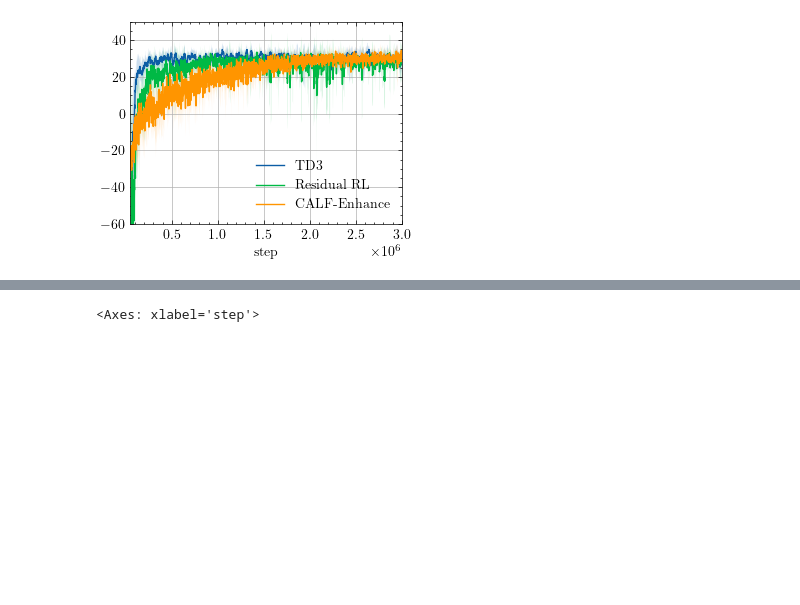
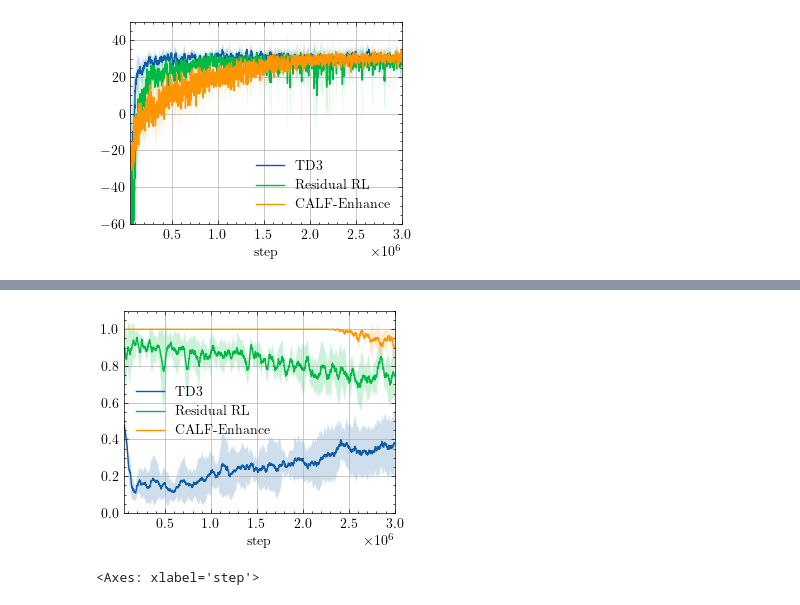
Before and after one commit to aidagroup/calf-enhance, a Jupyter notebook: run/analysis.ipynb, the cells around one changed output, grey strips where cells are left out. Drawn from its saved outputs; the diff is of its cells as text; code cells hidden in the pictures; blank space fills up the shorter version.

Commit message:
Update analysis notebook with new metrics and adjust grid step for rolling statistics

```diff
--- a/run/analysis.ipynb
+++ b/run/analysis.ipynb
@@ -362,7 +362,7 @@ from pathlib import Path
 
 calfq_data = pd.read_csv("expdata/robot_calfq.csv")
 residual_td3_data = pd.read_csv("expdata/robot_residual.csv")
-td3_data = pd.read_csv("expdata/robot_td3_returns.csv")
+td3_data = pd.read_csv("expdata/robot_td3.csv")
 
 episodic_return_calfq = select_metrics(calfq_data, "charts/episodic_return")
 episodic_return_td3 = select_metrics(td3_data, "charts/episodic_return")
@@ -370,6 +370,11 @@ episodic_return_residual_td3 = select_metrics(
     residual_td3_data, "charts/episodic_return"
 )
 
+goal_reaching_calfq = select_metrics(calfq_data, "episode_stats/goal_reached")
+goal_reaching_td3 = select_metrics(td3_data, "episode_stats/goal_reached")
+goal_reaching_residual_td3 = select_metrics(
+    residual_td3_data, "episode_stats/goal_reached"
+)
 
 def rolling_stats(df, rolling_window=100, grid_step=5000):
     # 1) rolling 100 внутри каждого run_id по step
@@ -379,7 +384,7 @@ def rolling_stats(df, rolling_window=100, grid_step=5000):
     )
 
     # 2) ffill на сетку шагов каждые 1000
-    grid = np.arange(df["step"].min(), df["step"].max() + 1, 1000)
+    grid = np.arange(df["step"].min(), df["step"].max() + 1, grid_step)
     grid_df = pd.DataFrame({"step": grid}).sort_values("step")
 
     def ffill_to_grid(run_id, g):
@@ -457,3 +490,56 @@ plt.grid()
+# %%
+import numpy as np
+import pandas as pd
+
+rolling_window = 100
+grid_step = 1000
+
+
+
+mean_by_step, std_by_step = rolling_stats(
+    goal_reaching_td3.copy(), rolling_window, grid_step
+)
+
+mean_by_step.plot(label="TD3")
+plt.fill_between(
+    mean_by_step.index,
+    mean_by_step - std_by_step,
+    mean_by_step + std_by_step,
+    alpha=0.2,
+)
+
+mean_by_step, std_by_step = rolling_stats(
+    goal_reaching_residual_td3.copy(), rolling_window, grid_step
+)
+
+mean_by_step.plot(label="Residual RL")
+plt.fill_between(
+    mean_by_step.index,
+    mean_by_step - std_by_step,
+    mean_by_step + std_by_step,
+    alpha=0.2,
+)
+
+
+mean_by_step, std_by_step = rolling_stats(
+    goal_reaching_calfq.copy(), rolling_window, grid_step
+)
+
+mean_by_step.plot(label="CALF-Enhance")
+plt.fill_between(
+    mean_by_step.index,
+    mean_by_step - std_by_step,
+    mean_by_step + std_by_step,
+    alpha=0.2,
+)
+
+
+plt.xlim(50000, 3000000)
+plt.ylim(0, 1.1)
+plt.legend()
+plt.grid()
+# %% [output]
+[figure, added]
 # %%
 mean_by_step.plot()
 # %% [output]
```
Also changed, not shown: parts of 4 cells of this notebook, 1 other file.
